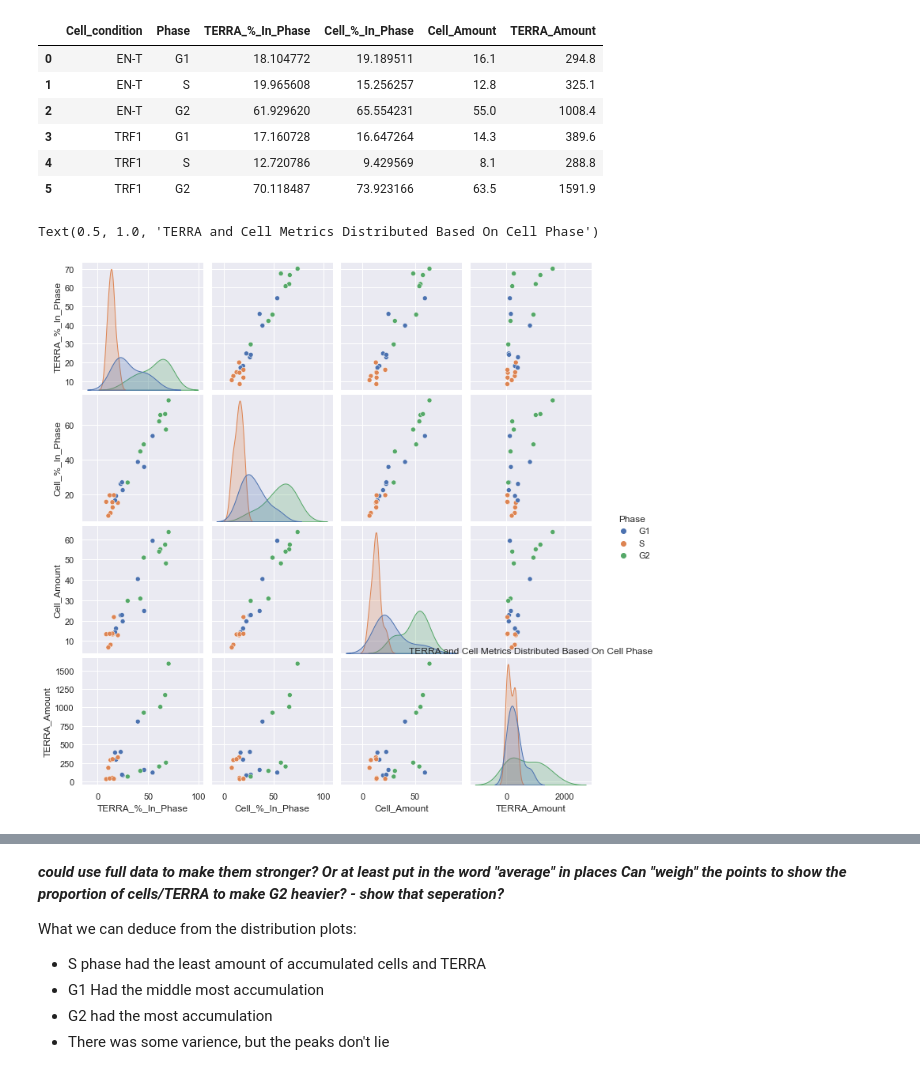
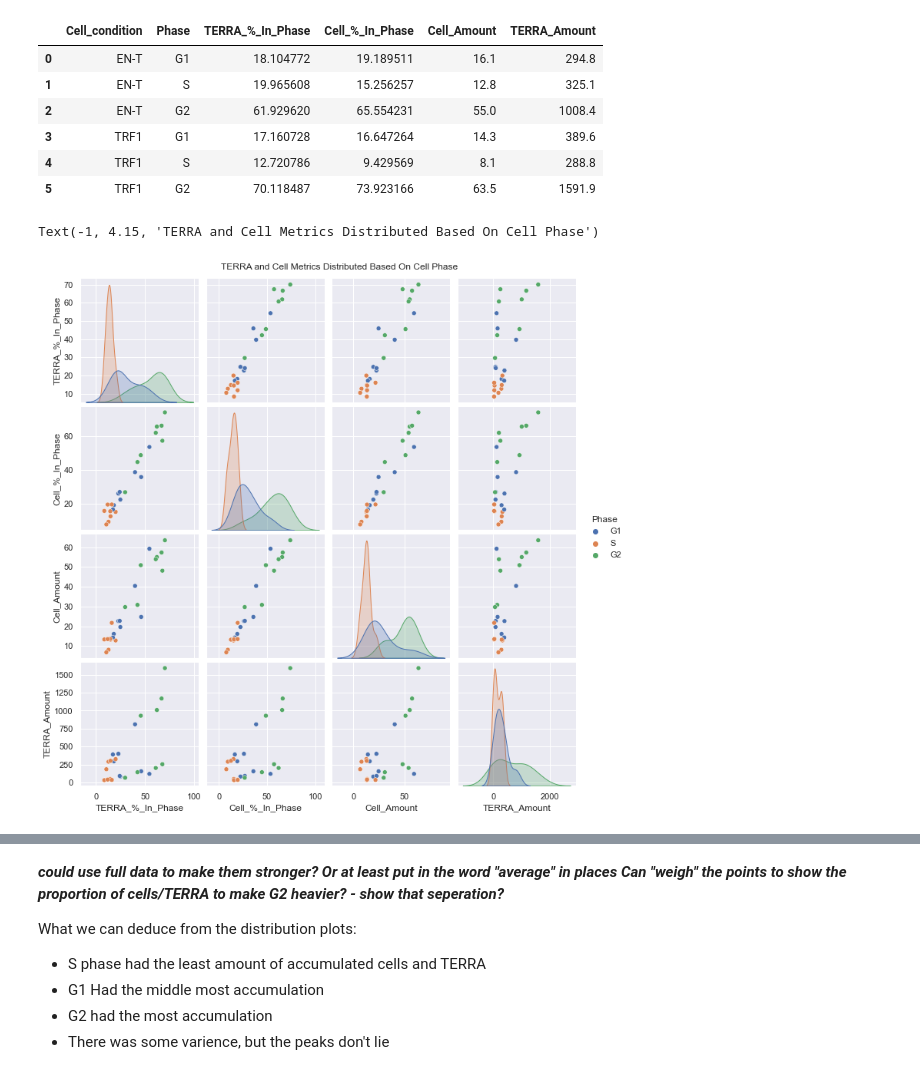
Before and after one commit to aidan-lew/TERRA_DSB, a Jupyter notebook: terra_dsb.ipynb, the cells around one changed output, grey strips where cells are left out. Cells and saved outputs as stored; diff of their text form; code cells hidden in the pictures.

```diff
--- a/terra_dsb.ipynb
+++ b/terra_dsb.ipynb
@@ -574,9 +567,9 @@ g2_all_combo_df.head(6)
 | 5 | TRF1 | G2 | 70.118487 | 73.923166 | 63.5 | 1591.9 |
 # %%
 sns.pairplot(g2_all_combo_df, hue="Phase", aspect=1)
-plt.title('TERRA and Cell Metrics Distributed Based On Cell Phase')
+plt.title('TERRA and Cell Metrics Distributed Based On Cell Phase', x=-1, y=4.15)
 # %% [output]
-Text(0.5, 1.0, 'TERRA and Cell Metrics Distributed Based On Cell Phase')
+Text(-1, 4.15, 'TERRA and Cell Metrics Distributed Based On Cell Phase')
-[figure, old version]
+[figure, new version]
 # %%
 sns.pairplot(g2_all_combo_df, hue="Cell_condition", aspect=1)
```
Also changed, not shown: parts of 9 cells of this notebook.
